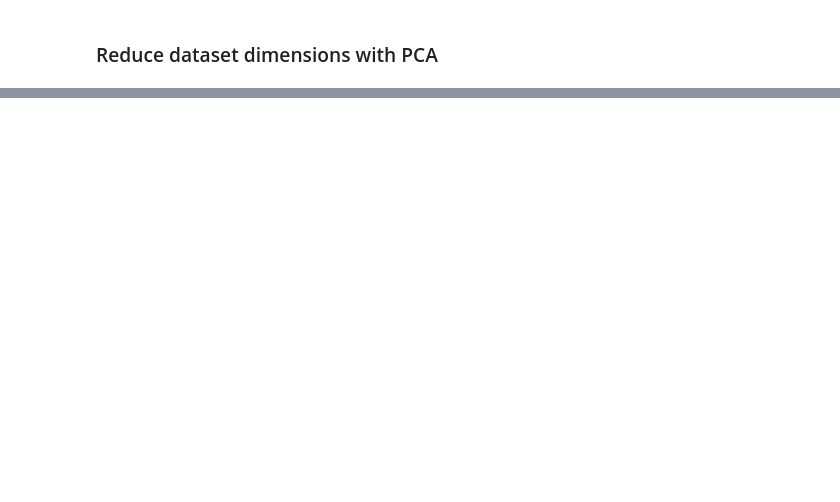
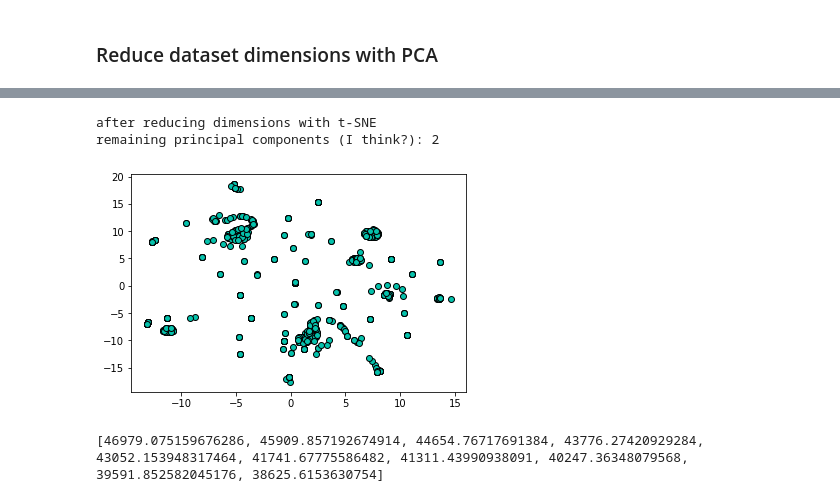
Before and after one commit to randallwvr90/unsupervised-machine-learning-challenge, a Jupyter notebook: crypto-analysis.ipynb, the cells around one changed output, grey strips where cells are left out. Cells and saved outputs as stored; diff of their text form; code cells hidden in the pictures; blank space fills up the shorter version.

```diff
--- a/crypto-analysis.ipynb
+++ b/crypto-analysis.ipynb
@@ -174,0 +174,6 @@ array([-0.11710817, -0.1528703 , -0.0433963 , -0.13118084, -0.0433963 ,
+# %%
+# Reduce dimensions with PCA
+# keep 90% of the features
+pca = PCA(n_components=0.9)
+prin_components = pca.fit_transform(x_scaled)
+print(f'keep 90% of principal components\nremaining principal components: {prin_components.shape[1]}')
@@ -192,0 +190,27 @@ array([-0.11710817, -0.1528703 , -0.0433963 , -0.13118084, -0.0433963 ,
+# %%
+# Reduce dimensions with t-SNE
+tsne = TSNE(perplexity=50)
+tsne_features = tsne.fit_transform(prin_components)
+print(f'after reducing dimensions with t-SNE\nremaining principal components (I think?): {tsne_features.shape[1]}')
+# %% [output]
+after reducing dimensions with t-SNE
+remaining principal components (I think?): 2
+# %%
+# Plot t-SNE output
+x = tsne_features[:,0]
+y = tsne_features[:,1]
+plt.scatter(x, y, color='xkcd:turquoise', edgecolors='black')
+plt.show()
+# %% [output]
+[figure, added]
+# %%
+# Identify clusters with k-means
+inertia = []
+k = [i for i in range(1,11)]
+for i in k:
+    kmeans = KMeans(n_clusters=i, random_state=0)
+    kmeans.fit(prin_components)
+    inertia.append(kmeans.inertia_)
+print(inertia)
+# %% [output]
+[46979.075159676286, 45909.857192674914, 44654.76717691384, 43776.27420929284, 43052.153948317464, 41741.67775586482, 41311.43990938091, 40247.36348079568, 39591.852582045176, 38625.6153630754]
```
Also changed, not shown: parts of 13 cells of this notebook.
